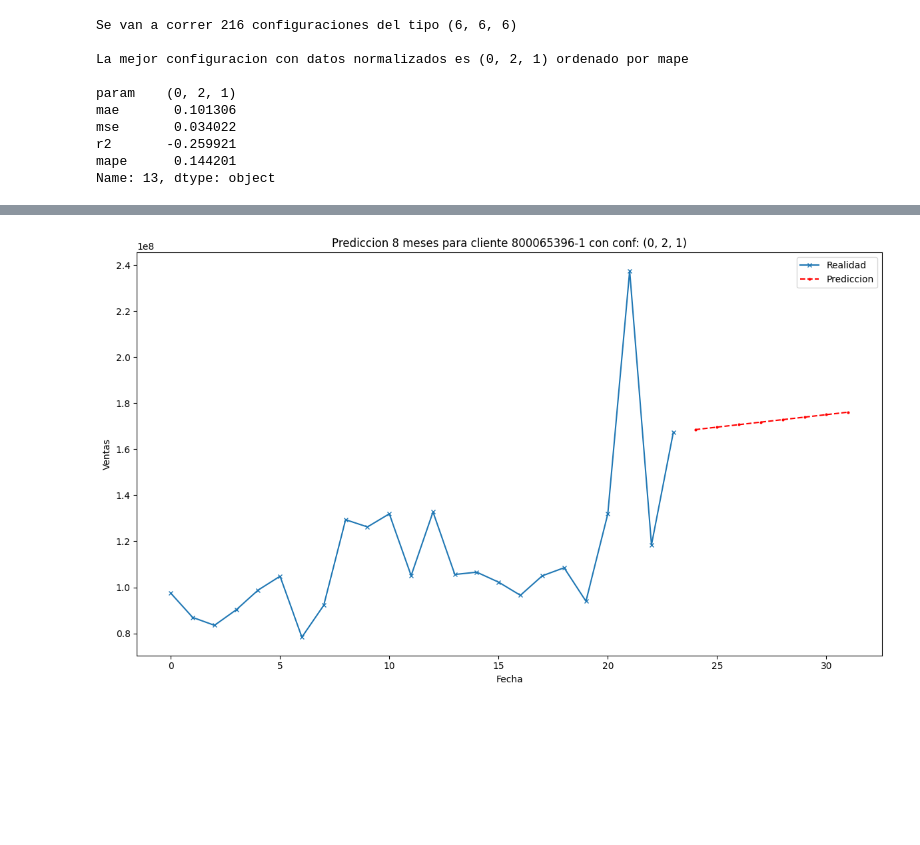
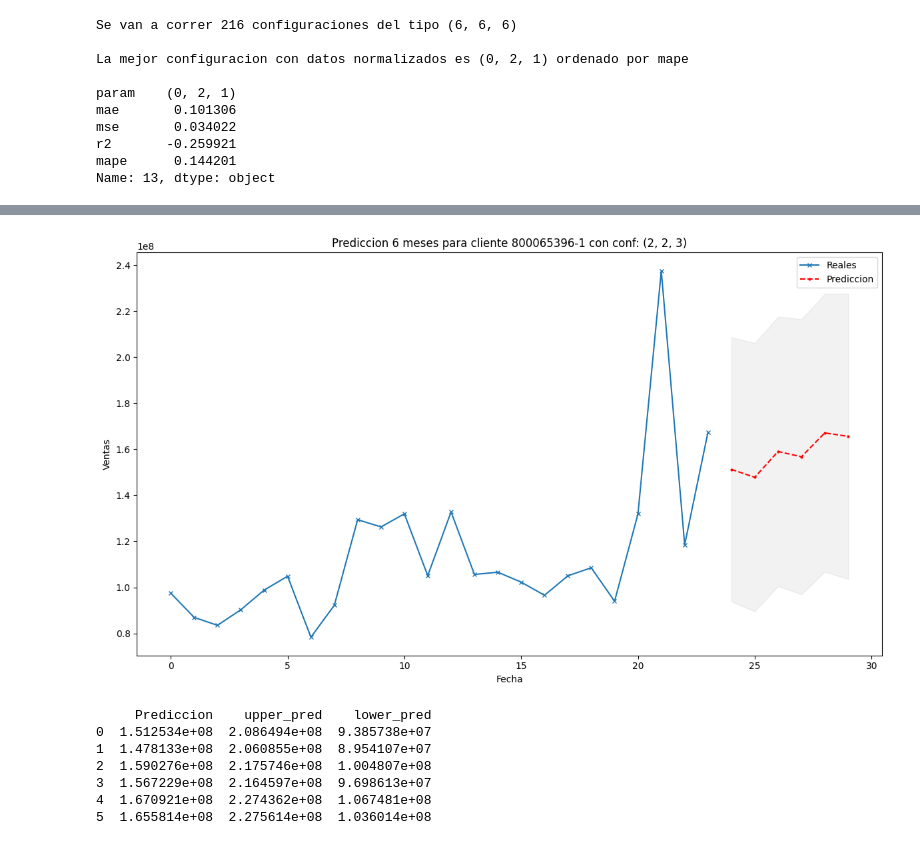
Before and after one commit to TomasCardeLo/ML-Dispapeles-TomasCaLo, a Jupyter notebook: Time series/Time series v3.ipynb, the cells around one changed output, grey strips where cells are left out. Cells and saved outputs as stored; diff of their text form; code cells hidden in the pictures; blank space fills up the shorter version.

Commit message:
se añaden lineas de confidencialidad con parametro alpha

```diff
--- a/Time series/Time series v3.ipynb
+++ b/Time series/Time series v3.ipynb
@@ -143,7 +131,7 @@ def plot_best_model(data_orig, data_pred):
     plt.tight_layout()
     plt.show()
 # %%
-def predecir_cliente(nit_cliente, fecha_final, n_meses, param, normalize= True):
+def predecir_cliente(nit_cliente, fecha_final, n_meses, param, alpha, normalize= True):
 
     df_SQL = df_cliente(nit_cliente= nit_cliente, fecha_final= fecha_final)
 
@@ -157,24 +145,40 @@ def predecir_cliente(nit_cliente, fecha_final, n_meses, param, normalize= True):
     model = ARIMA(data_tf, order= (param))
     model_fit = model.fit()
 
-    if normalize == True:
-        predictions_norm = model_fit.predict(start=len(data_tf), end=len(data_tf)+n_meses-1, dynamic=False).reshape(-1,1)
+    if normalize:
+        forecast = model_fit.get_forecast(steps= n_meses, alpha= alpha)
+        predictions_norm = forecast.predicted_mean.reshape(-1,1)
+        interv_conf_norm = forecast.conf_int()
         predictions = scaler.inverse_transform(predictions_norm)
+        interv_conf = scaler.inverse_transform(interv_conf_norm)
+
     else:
-        predictions_norm = model_fit.predict(start=len(data_tf), end=len(data_tf)+n_meses-1, dynamic=False)
+        forecast = model_fit.get_forecast(steps= n_meses, alpha= alpha)
+        predictions_norm = forecast.predicted_mean
+        interv_conf = forecast.conf_int()
         predictions = predictions_norm
 
     # Estetica de la grafica
     plt.figure(figsize=(12, 7))
-    plt.plot(df_SQL.iloc[-24:,:].values, label= 'Realidad', marker='x', markersize=4, markerfacecolor='blue')
+    plt.plot(df_SQL.iloc[-24:,:].values, label= 'Reales', marker='x', markersize=4, markerfacecolor='blue')
     plt.plot(np.arange(len(df_SQL.iloc[-24:,:]), len(df_SQL.iloc[-24:,:])+n_meses), predictions, label= 'Prediccion', marker='o', markersize=2, color='red', linestyle='dashed')
+    plt.fill_between(np.arange(len(df_SQL.iloc[-24:,:]), len(df_SQL.iloc[-24:,:])+n_meses), interv_conf[:,0], interv_conf[:,1], color='k', alpha=.05)
     plt.title(f'Prediccion {n_meses} meses para cliente {nit_cliente} con conf: {param}')
     plt.legend()
-    plt.xticks
+    plt.xticks()
     plt.xlabel('Fecha')
     plt.ylabel('Ventas')
     plt.tight_layout()
     plt.show()
+
+    # df con los valores predichos y el intervalo de confianza
+    upper_intconf = interv_conf[:,1]
+    lower_intconf = interv_conf[:,0]
+    df_results = pd.DataFrame({"Prediccion": predictions[:, 0],
+                                "upper_pred": upper_intconf,
+                                "lower_pred": lower_intconf
+                                })
+    print(df_results)
 # %%
 nit_cliente = "'800226417-1'"
 # nit_cliente = "'900085929-1'"
@@ -203,4 +215,11 @@ plot_best_model(df_SQL, predictions_best)
 # %%
-predecir_cliente(nit_cliente= "800065396-1", fecha_final= "2023-01-31", n_meses= 8, param=(0,2,1), normalize= True)
+predecir_cliente(nit_cliente= "800065396-1", fecha_final= "2023-01-31", n_meses= 6, param= (2,2,3), alpha= 0.01, normalize= True)
 # %% [output]
-[figure, old version]
+[figure, new version]
+     Prediccion    upper_pred    lower_pred
+0  1.512534e+08  2.086494e+08  9.385738e+07
+1  1.478133e+08  2.060855e+08  8.954107e+07
+2  1.590276e+08  2.175746e+08  1.004807e+08
+3  1.567229e+08  2.164597e+08  9.698613e+07
+4  1.670921e+08  2.274362e+08  1.067481e+08
+5  1.655814e+08  2.275614e+08  1.036014e+08
```
Also changed, not shown: parts of 4 cells of this notebook.
